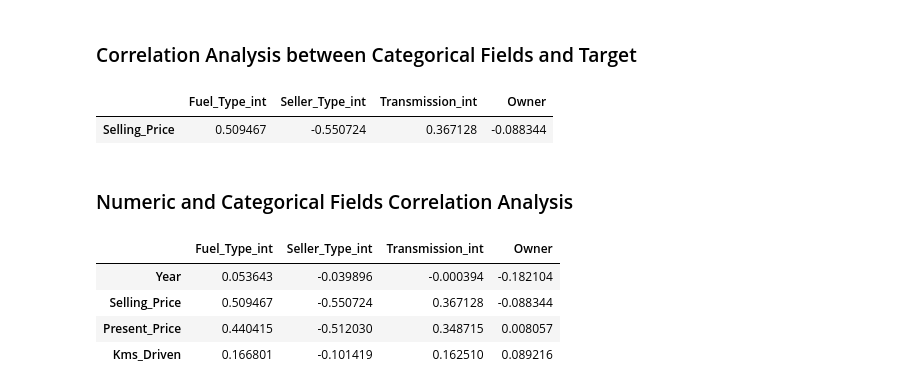
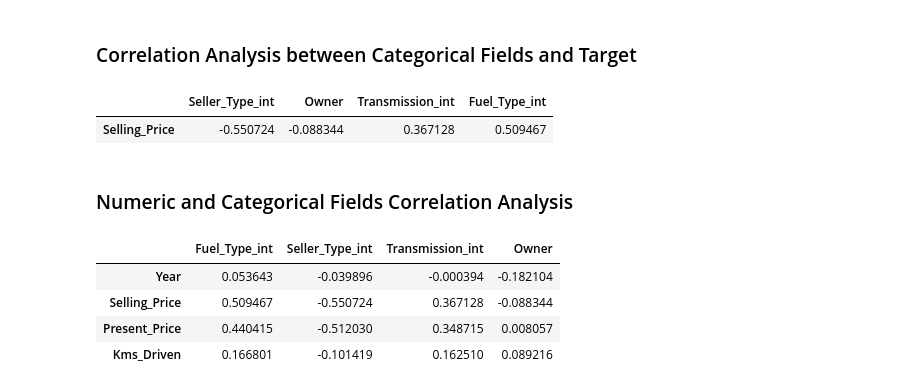
Before and after one commit to mamishere/Car-Dataset, a Jupyter notebook: Car-Dataset.ipynb, the cells around one changed output. Saved outputs shown, nothing was run; the diff lists cells and outputs as text; code cells hidden in the pictures.

```diff
--- a/Car-Dataset.ipynb
+++ b/Car-Dataset.ipynb
@@ -378,10 +410,13 @@ df[cat_f_int].corr()
 # %% [markdown]
 ### Correlation Analysis between Categorical Fields and Target
 # %%
-((df[cat_f_int + ["Selling_Price"]].corr()[["Selling_Price"]]).T)[cat_f_int]
+cat_target_corr_df = (((df[cat_f_int + ["Selling_Price"]].corr()[["Selling_Price"]]).sort_values("Selling_Price"))).T
+cat_target_corr_df.drop(["Selling_Price"], axis = 1, inplace = True)
+
+cat_target_corr_df
 # %% [output]
-|  | Fuel_Type_int | Seller_Type_int | Transmission_int | Owner |
-| Selling_Price | 0.509467 | -0.550724 | 0.367128 | -0.088344 |
+|  | Seller_Type_int | Owner | Transmission_int | Fuel_Type_int |
+| Selling_Price | -0.550724 | -0.088344 | 0.367128 | 0.509467 |
 # %% [markdown]
 ### Numeric and Categorical Fields Correlation Analysis
 # %%
```
Also changed, not shown: parts of 10 cells of this notebook.
